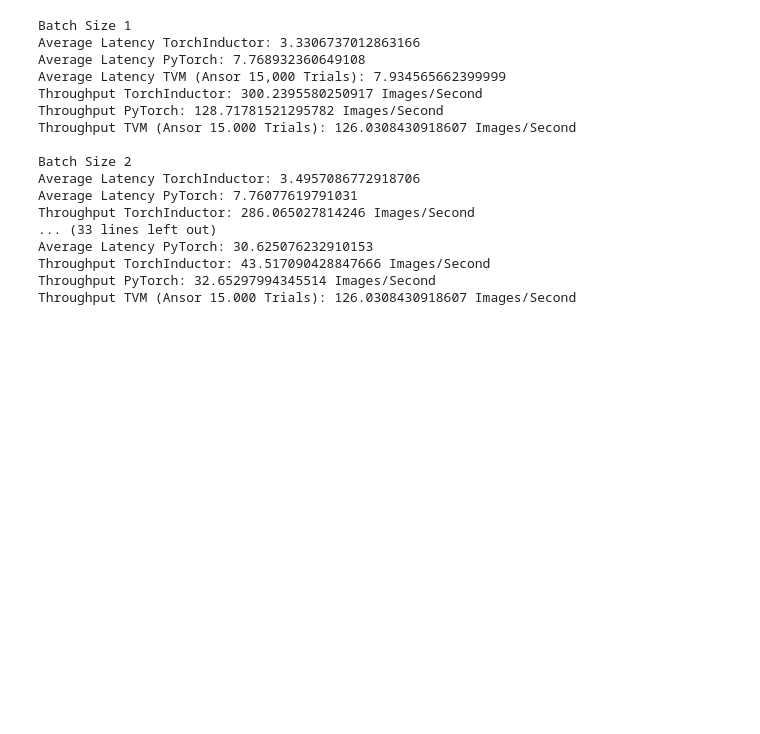
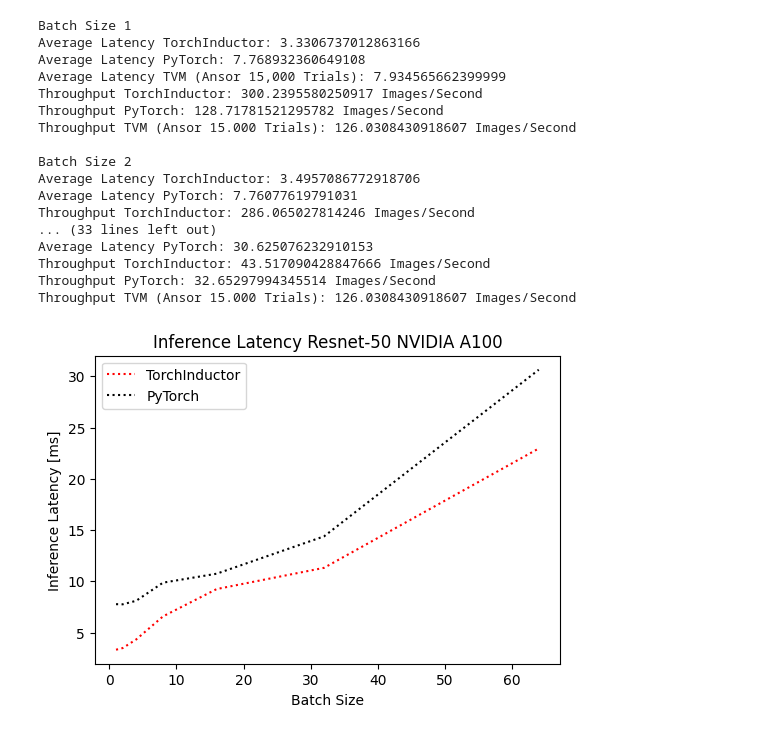
Before and after one commit to felix-ro/EvalTritonTVM, a Jupyter notebook: Results/graphs.ipynb, the cells around one changed output. Drawn from its saved outputs; the diff is of its cells as text; code cells hidden in the pictures; blank space fills up the shorter version.

Commit message:
added graph for resnet-50 latency

```diff
--- a/Results/graphs.ipynb
+++ b/Results/graphs.ipynb
@@ -156,3 +156,44 @@ Average Latency PyTorch: 30.625076232910153
 Throughput TorchInductor: 43.517090428847666 Images/Second
 Throughput PyTorch: 32.65297994345514 Images/Second
 Throughput TVM (Ansor 15.000 Trials): 126.0308430918607 Images/Second
+# %%
+import matplotlib.pyplot as plt
+
+title = "Inference Latency Resnet-50 NVIDIA A100"
+batch_sizes = [1, 2, 4, 8, 16, 32, 64]
+inductor_name = "results-resnet50-optimized-cuda:0.txt"
+torch_name = "results-resnet50-unoptimized-cuda:0.txt"
+
+inductor_averages = []
+torch_averages = []
+
+
+for batch_size in batch_sizes:
+    file_path = f"Triton/resnet50/A100/Batch-Size-{batch_size}/{inductor_name}"
+    inductor_averages.append(get_average_from_file(file_path=file_path, remove_first_line=False))
+
+    file_path = f"Triton/resnet50/A100/Batch-Size-{batch_size}/{torch_name}"
+    torch_averages.append(get_average_from_file(file_path=file_path, remove_first_line=False))
+
+labels = ["TorchInductor", "PyTorch"]
+y_values_lists = [inductor_averages, torch_averages]
+
+colors = ["red", "black"]
+plt.figure(figsize=(6, 4))
+
+# Plot the data
+for i, y_values in enumerate(y_values_lists):
+    plt.plot(batch_sizes, y_values, label=labels[i], linestyle="dotted", color=colors[i])
+
+plt.ylabel("Inference Latency [ms]")
+plt.xlabel("Batch Size")
+plt.title(title)
+plt.legend()
+file_name = title.lower().replace(" ", "-")
+save_path = f"Triton/resnet50/A100/{file_name}.pdf"
+plt.savefig(save_path, dpi=500, bbox_inches='tight')
+
+# Display the plot
+plt.show()
+# %% [output]
+[figure, added]
```
Also changed, not shown: 2 other files.
